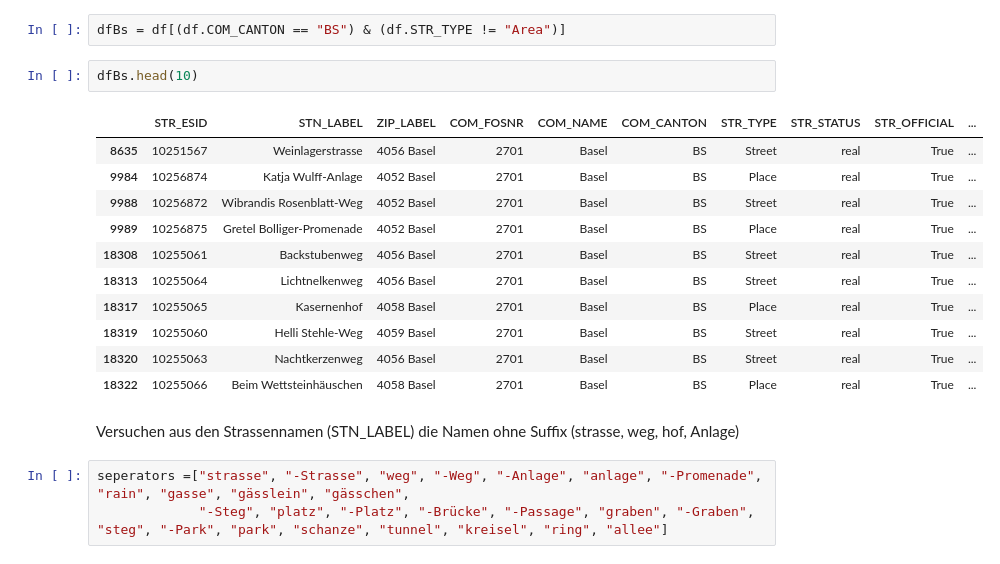
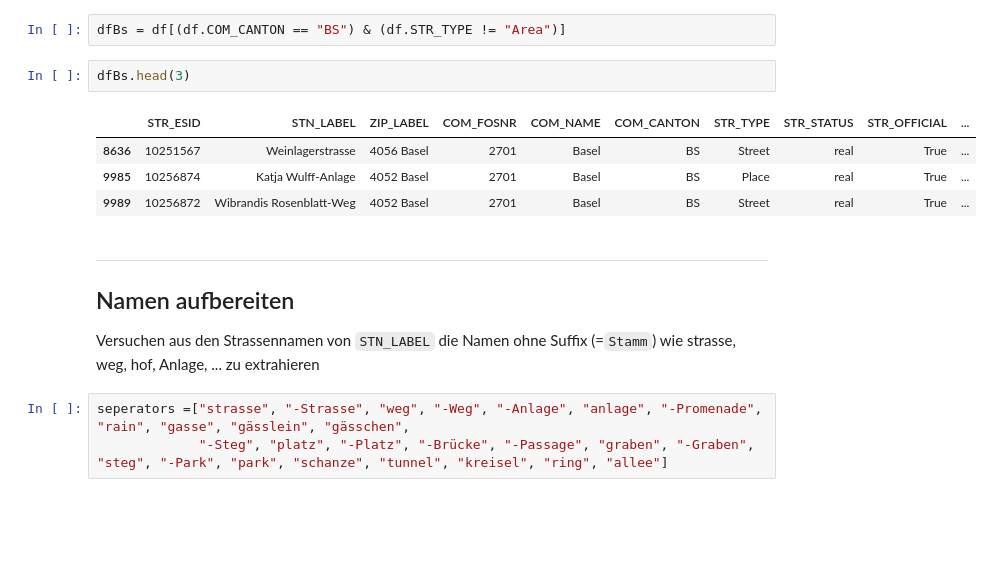
Before and after one commit to CaptainInler/cassda-zertifikatsarbeit, a Jupyter notebook: Datapreparation/dp-StrassenBS-Wikidata.ipynb, the cells around one changed output. Cells and saved outputs as stored; diff of their text form; blank space fills up the shorter version.

```diff
--- a/Datapreparation/dp-StrassenBS-Wikidata.ipynb
+++ b/Datapreparation/dp-StrassenBS-Wikidata.ipynb
@@ -41,21 +38,16 @@ df.head()
 # %%
 dfBs = df[(df.COM_CANTON == "BS") & (df.STR_TYPE != "Area")]
 # %%
-dfBs.head(10)
+dfBs.head(3)
 # %% [output]
 |  | STR_ESID | STN_LABEL | ZIP_LABEL | COM_FOSNR | COM_NAME | COM_CANTON | STR_TYPE | STR_STATUS | STR_OFFICIAL | ... |
-| 8635 | 10251567 | Weinlagerstrasse | 4056 Basel | 2701 | Basel | BS | Street | real | True | ... |
-| 9984 | 10256874 | Katja Wulff-Anlage | 4052 Basel | 2701 | Basel | BS | Place | real | True | ... |
-| 9988 | 10256872 | Wibrandis Rosenblatt-Weg | 4052 Basel | 2701 | Basel | BS | Street | real | True | ... |
-| 9989 | 10256875 | Gretel Bolliger-Promenade | 4052 Basel | 2701 | Basel | BS | Place | real | True | ... |
-| 18308 | 10255061 | Backstubenweg | 4056 Basel | 2701 | Basel | BS | Street | real | True | ... |
-| 18313 | 10255064 | Lichtnelkenweg | 4056 Basel | 2701 | Basel | BS | Street | real | True | ... |
-| 18317 | 10255065 | Kasernenhof | 4058 Basel | 2701 | Basel | BS | Place | real | True | ... |
-| 18319 | 10255060 | Helli Stehle-Weg | 4059 Basel | 2701 | Basel | BS | Street | real | True | ... |
-| 18320 | 10255063 | Nachtkerzenweg | 4056 Basel | 2701 | Basel | BS | Street | real | True | ... |
-| 18322 | 10255066 | Beim Wettsteinhäuschen | 4058 Basel | 2701 | Basel | BS | Place | real | True | ... |
+| 8636 | 10251567 | Weinlagerstrasse | 4056 Basel | 2701 | Basel | BS | Street | real | True | ... |
+| 9985 | 10256874 | Katja Wulff-Anlage | 4052 Basel | 2701 | Basel | BS | Place | real | True | ... |
+| 9989 | 10256872 | Wibrandis Rosenblatt-Weg | 4052 Basel | 2701 | Basel | BS | Street | real | True | ... |
-# %% [markdown]
-Versuchen aus den Strassennamen (STN_LABEL) die Namen ohne Suffix (strasse, weg, hof, Anlage)
+# %% [markdown]
+---
+## Namen aufbereiten
+Versuchen aus den Strassennamen von `STN_LABEL` die Namen ohne Suffix (=`Stamm`) wie strasse, weg, hof, Anlage, ... zu extrahieren
 # %%
 seperators =["strasse", "-Strasse", "weg", "-Weg", "-Anlage", "anlage", "-Promenade", "rain", "gasse", "gässlein", "gässchen",
              "-Steg", "platz", "-Platz", "-Brücke", "-Passage", "graben", "-Graben", "steg", "-Park", "park", "schanze", "tunnel", "kreisel", "ring", "allee"]
```
Also changed, not shown: parts of 26 cells of this notebook, 3 other files.
